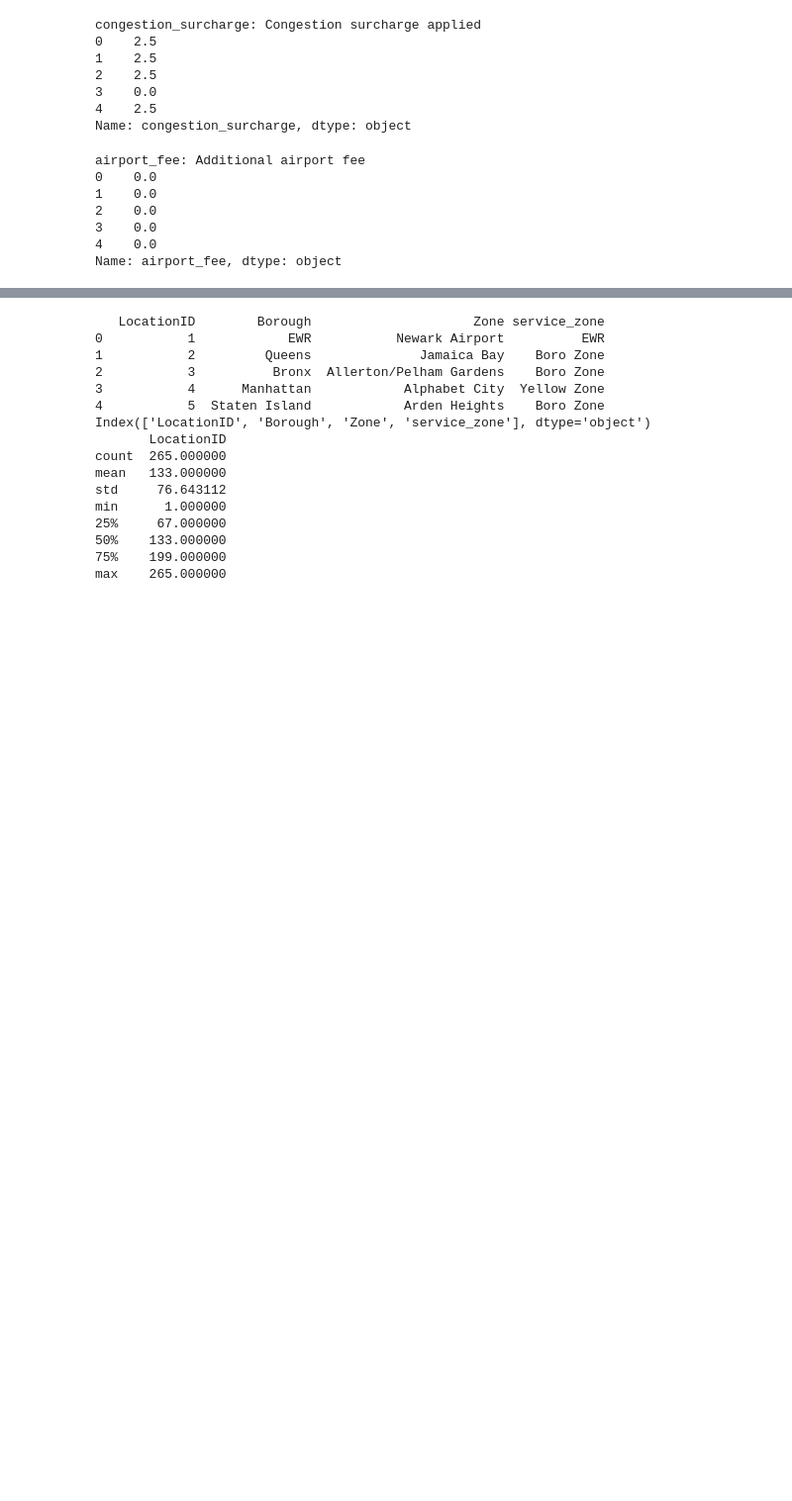
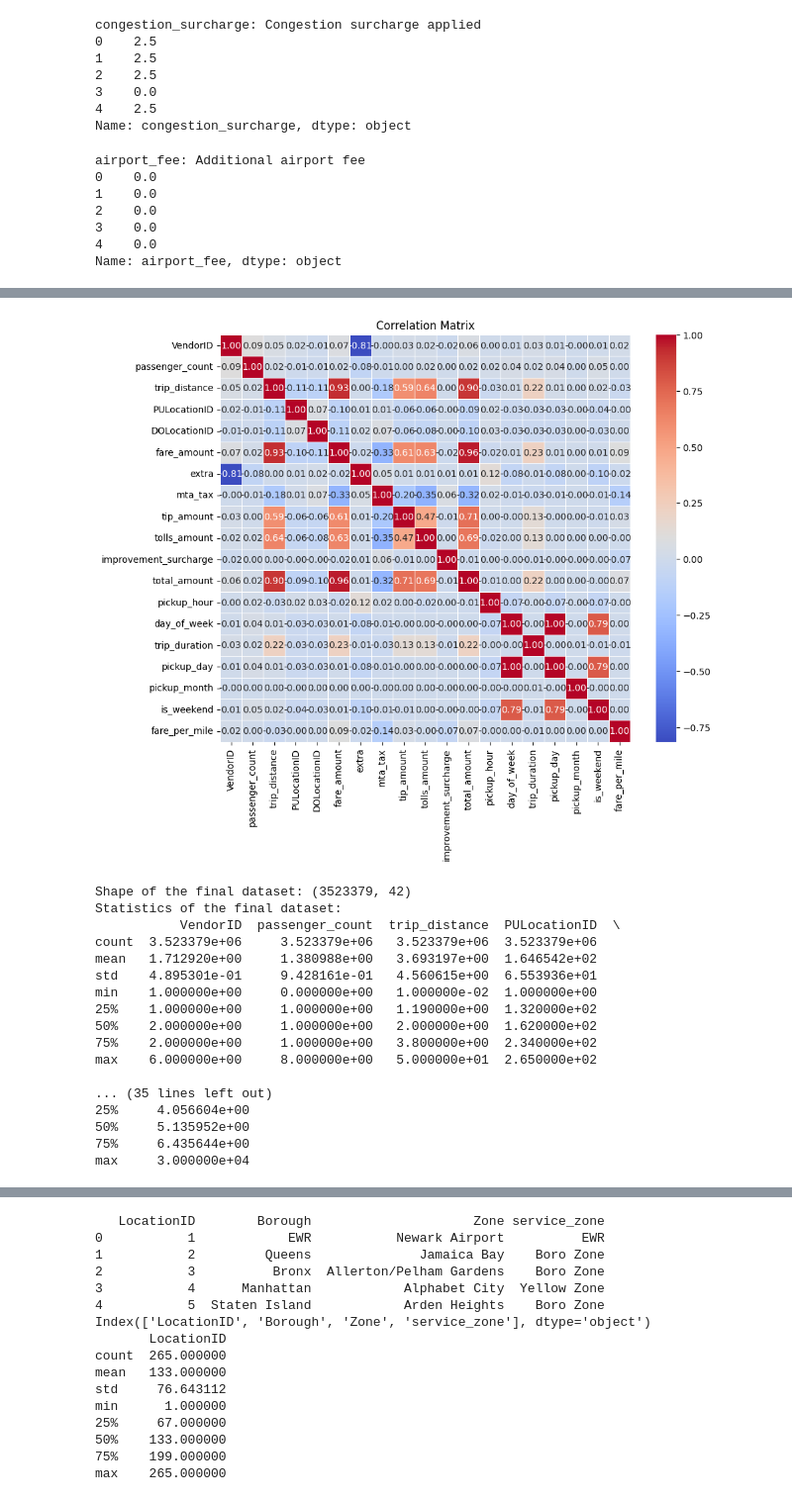
Before and after one commit to SebaCM/Taxis_Fare_Project, a Jupyter notebook: Taxis_Fare_and_Time.ipynb, the cells around one changed output, grey strips where cells are left out. Shown: that part at 99% size. Cells and saved outputs as stored; diff of their text form; code cells hidden in the pictures; blank space fills up the shorter version.

```diff
--- a/Taxis_Fare_and_Time.ipynb
+++ b/Taxis_Fare_and_Time.ipynb
@@ -302,0 +1102,62 @@ Name: airport_fee, dtype: object
+# %%
+import pandas as pd
+import numpy as np
+import seaborn as sns
+import matplotlib.pyplot as plt
+
+# Load the cleaned file
+file_path = r"C:\Users\Anthony Zambrano\Taxis_Fare_Project\cleaned_yellow_tripdata_2022-05.csv"
+df_may = pd.read_csv(file_path)
+
+# 1. Handle Outliers: Remove or cap extreme values
+df_may['trip_distance'] = np.where(df_may['trip_distance'] > 50, 50, df_may['trip_distance'])
+df_may['fare_amount'] = np.where(df_may['fare_amount'] > 300, 300, df_may['fare_amount'])
+
+# 2. Feature Engineering: Create new features
+df_may['pickup_hour'] = pd.to_datetime(df_may['tpep_pickup_datetime']).dt.hour
+df_may['pickup_day'] = pd.to_datetime(df_may['tpep_pickup_datetime']).dt.dayofweek
+df_may['pickup_month'] = pd.to_datetime(df_may['tpep_pickup_datetime']).dt.month
+df_may['is_weekend'] = df_may['pickup_day'].isin([5, 6]).astype(int)  # 1 if weekend, 0 otherwise
+
+# Calculate fare per mile
+df_may['fare_per_mile'] = df_may['fare_amount'] / df_may['trip_distance']
+
+# 3. Correlation Check: Analyze correlations between features
+# Exclude non-numeric columns
+df_may_numeric = df_may.select_dtypes(include=[np.number])
+
+# Calculate the correlation matrix only for numeric columns
+correlation_matrix = df_may_numeric.corr()
+
+# Visualize the correlation matrix
+plt.figure(figsize=(10, 8))
+sns.heatmap(correlation_matrix, annot=True, cmap='coolwarm', fmt='.2f', linewidths=0.5)
+plt.title('Correlation Matrix')
+plt.show()
+
+# 4. Save the processed file (overwrite the original file)
+df_may.to_csv(file_path, index=False)
+
+# Display final dataset information
+print("Shape of the final dataset:", df_may.shape)
+print("Statistics of the final dataset:")
+print(df_may.describe())
+# %% [output]
+[figure, added]
+Shape of the final dataset: (3523379, 42)
+Statistics of the final dataset:
+           VendorID  passenger_count  trip_distance  PULocationID  \
+count  3.523379e+06     3.523379e+06   3.523379e+06  3.523379e+06
+mean   1.712920e+00     1.380988e+00   3.693197e+00  1.646542e+02
+std    4.895301e-01     9.428161e-01   4.560615e+00  6.553936e+01
+min    1.000000e+00     0.000000e+00   1.000000e-02  1.000000e+00
+25%    1.000000e+00     1.000000e+00   1.190000e+00  1.320000e+02
+50%    2.000000e+00     1.000000e+00   2.000000e+00  1.620000e+02
+75%    2.000000e+00     1.000000e+00   3.800000e+00  2.340000e+02
+max    6.000000e+00     8.000000e+00   5.000000e+01  2.650000e+02
+
+... (35 lines left out)
+25%     4.056604e+00
+50%     5.135952e+00
+75%     6.435644e+00
+max     3.000000e+04
```
Also changed, not shown: parts of 224 cells of this notebook.
